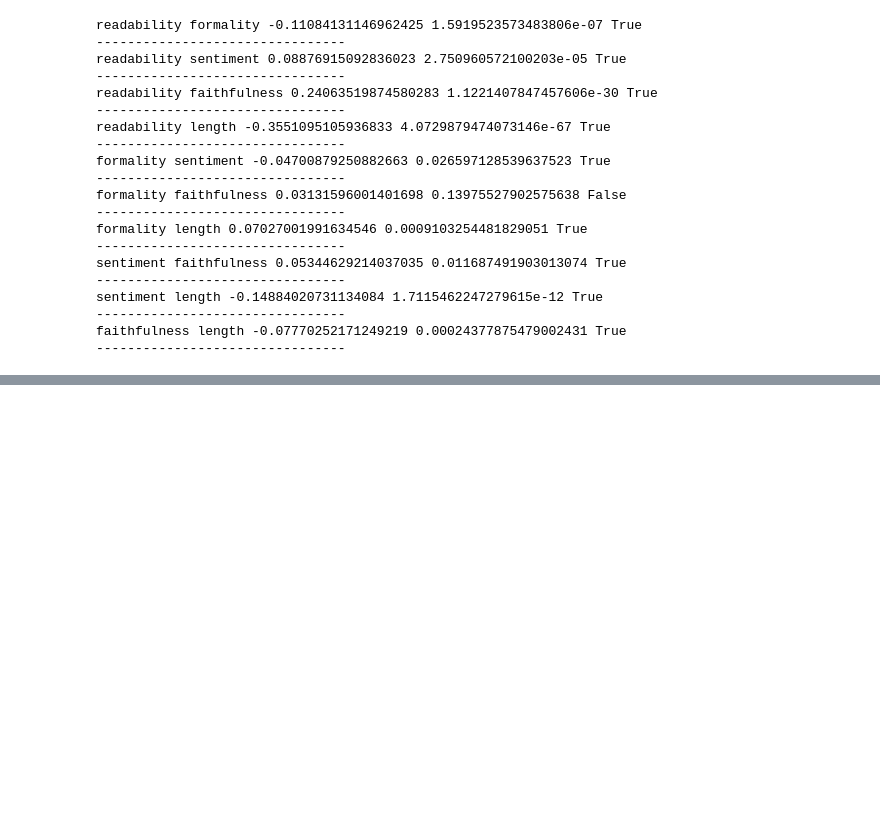
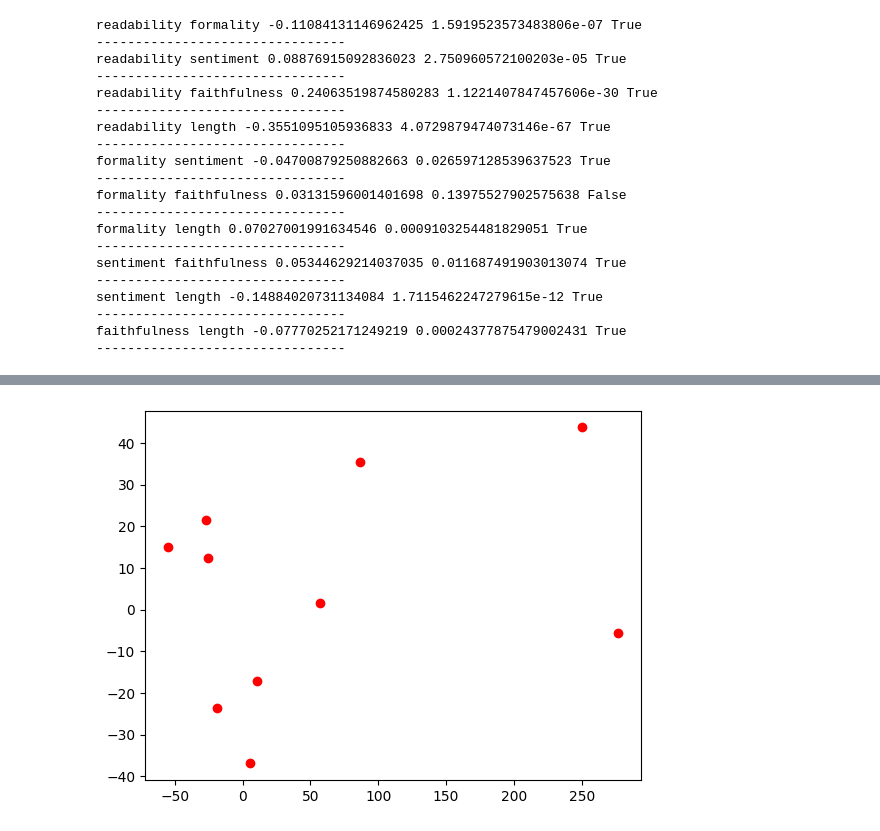
Before and after one commit to SamLee-dedeboy/Awesum, a Jupyter notebook: server/test_scripts.ipynb, the cells around one changed output, grey strips where cells are left out. Cells and saved outputs as stored; diff of their text form; code cells hidden in the pictures; blank space fills up the shorter version.

```diff
--- a/server/test_scripts.ipynb
+++ b/server/test_scripts.ipynb
@@ -137,0 +166,6 @@ faithfulness length -0.07770252171249219 0.00024377875479002431 True
+# %%
+subset_pca = pca.transform(X[:10])
+plt.scatter(subset_pca[:,0],subset_pca[:,1], c='r')
+plt.show()
+# %% [output]
+[figure, added]
```
Also changed, not shown: parts of 5 cells of this notebook, 23 other files.
